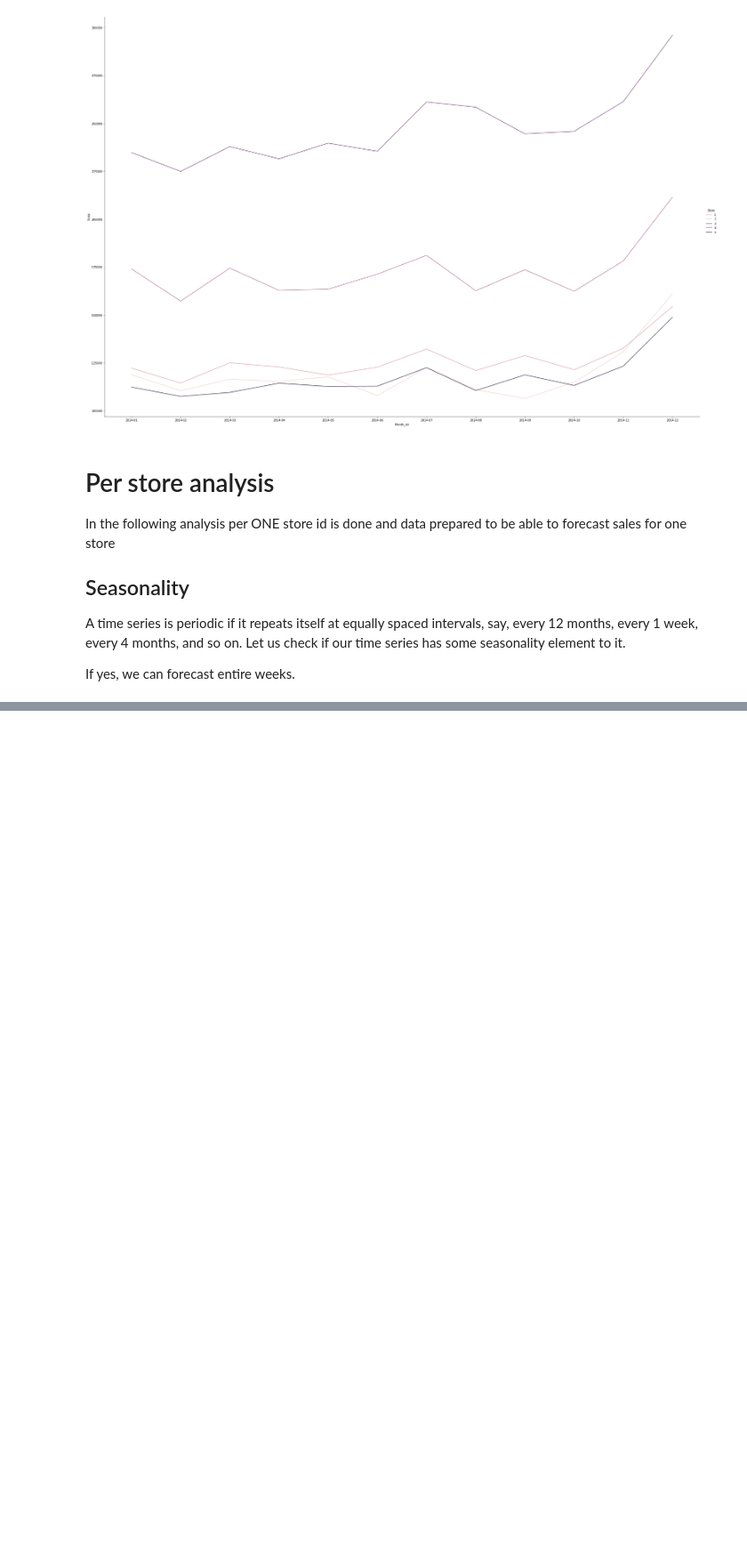
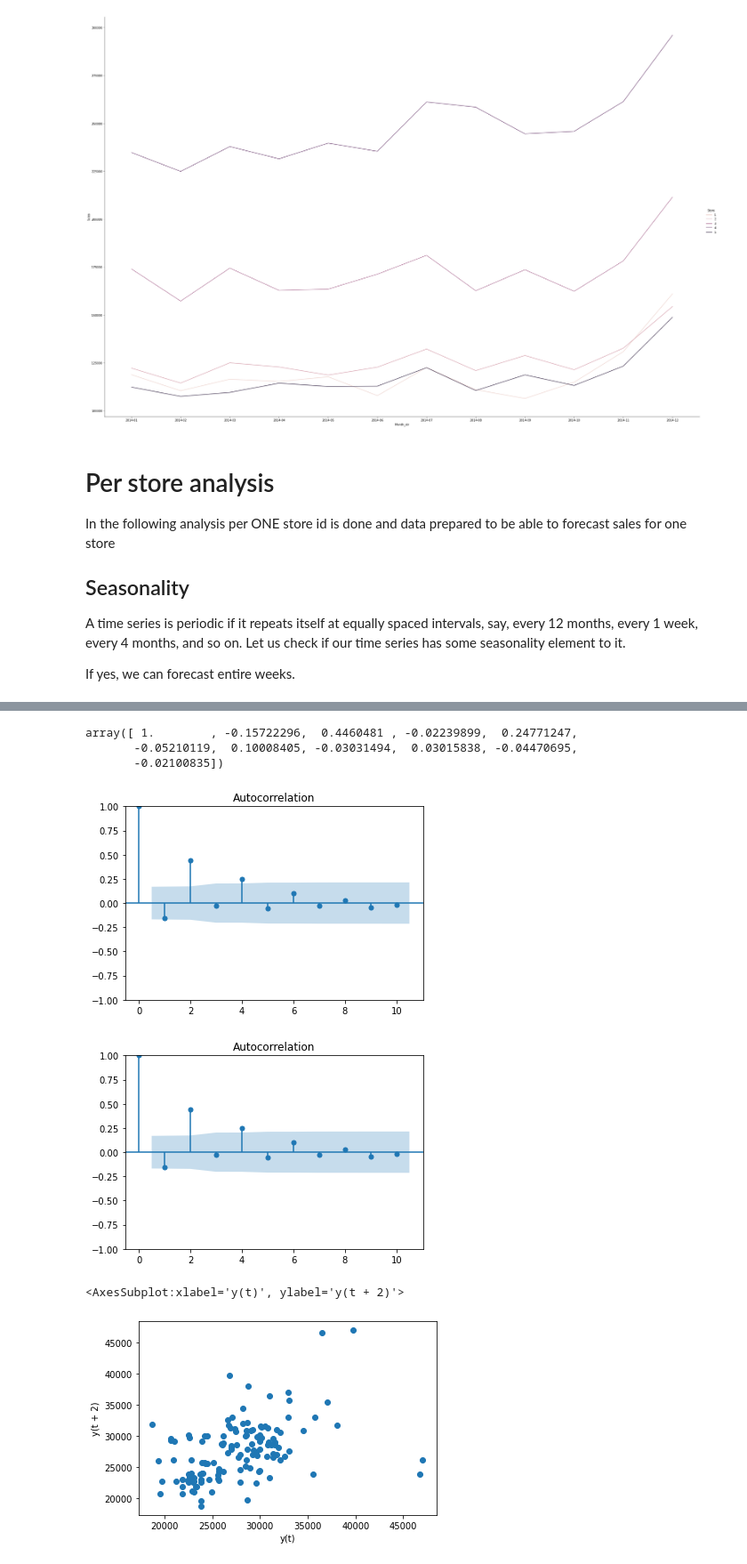
Before and after one commit to bruennijs/kaggle_rossmann_sales, a Jupyter notebook: regression.ipynb, the cells around one changed output, grey strips where cells are left out. Shown at 89% size. Cells and saved outputs as stored; diff of their text form; code cells hidden in the pictures; blank space fills up the shorter version.

```diff
--- a/regression.ipynb
+++ b/regression.ipynb
@@ -187,0 +196,18 @@ for interval in [("2014-{}-01".format(month), "2014-{}-01".format(month+1)) for
+# %%
+from statsmodels.graphics.tsaplots import plot_acf
+from statsmodels.tsa import stattools
+
+stattools.acf(df_store_1_weekly_sum['Sales'], nlags=10)
+plot_acf(df_store_1_weekly_sum['Sales'], lags=10)
+plt.show()
+
+lag_plot(series=df_store_1_weekly_sum['Sales'], lag=2)
+plt.show()
+# %% [output]
+array([ 1.        , -0.15722296,  0.4460481 , -0.02239899,  0.24771247,
+       -0.05210119,  0.10008405, -0.03031494,  0.03015838, -0.04470695,
+       -0.02100835])
+[figure, added]
+[figure, added]
+<AxesSubplot:xlabel='y(t)', ylabel='y(t + 2)'>
+[figure, added]
```
Also changed, not shown: parts of 6 cells of this notebook, 1 other file.
